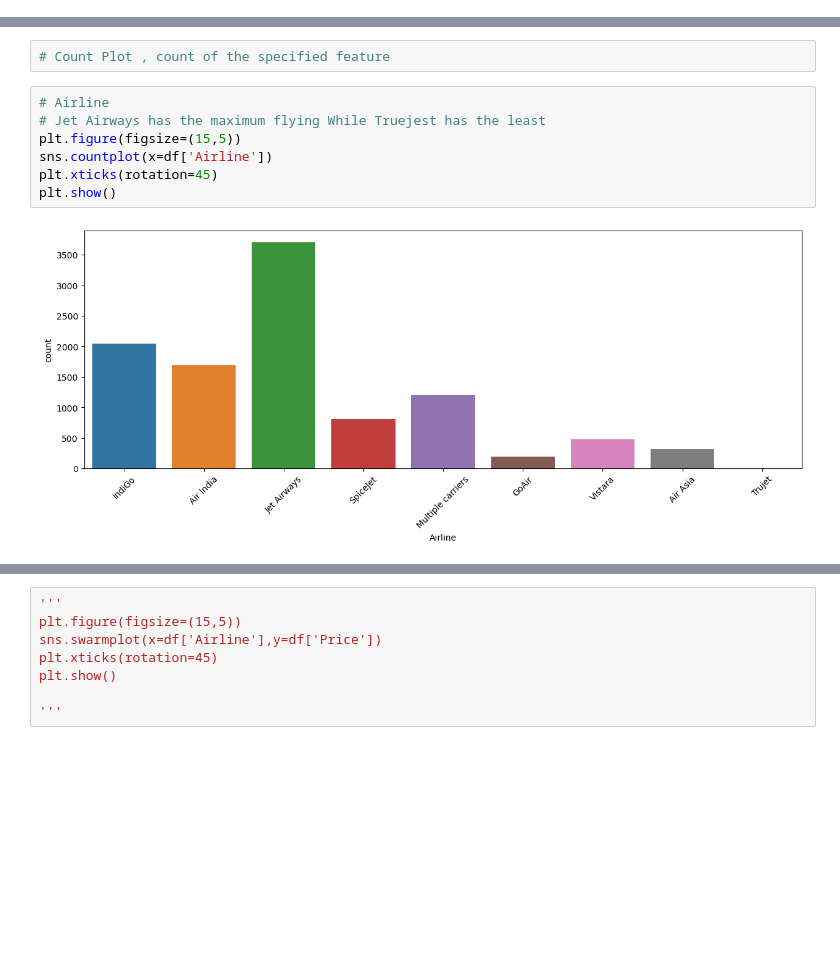
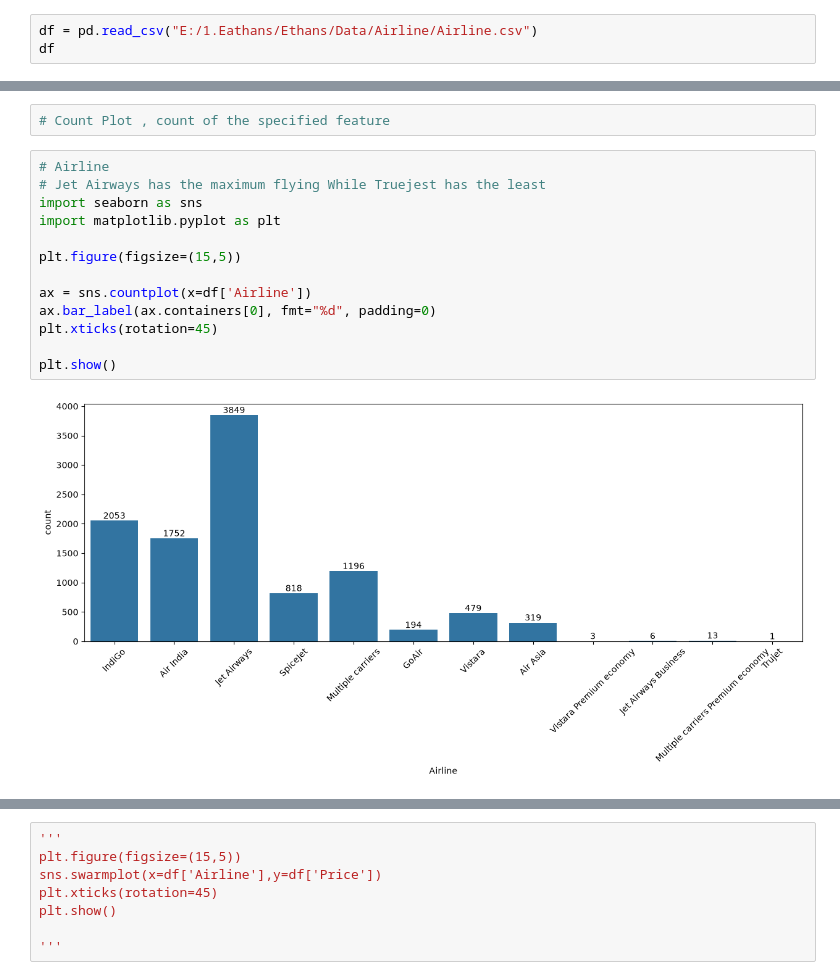
Before and after one commit to SHIVRAJSHINDE/Ethans, a Jupyter notebook: 17 18 20/DataAna/edaAndPreprocessing3.ipynb, the cells around one changed output, grey strips where cells are left out. Saved outputs shown, nothing was run; the diff lists cells and outputs as text; blank space fills up the shorter version.

```diff
--- a/17 18 20/DataAna/edaAndPreprocessing3.ipynb
+++ b/17 18 20/DataAna/edaAndPreprocessing3.ipynb
@@ -27,0 +11,3 @@ df
+# %%
+df = pd.read_csv("E:/1.Eathans/Ethans/Data/Airline/Airline.csv")
+df
@@ -379,12 +387,18 @@ df
 # %%
 # Airline
 # Jet Airways has the maximum flying While Truejest has the least
+import seaborn as sns
+import matplotlib.pyplot as plt
+
 plt.figure(figsize=(15,5))
-sns.countplot(x=df['Airline'])
+
+ax = sns.countplot(x=df['Airline'])
+ax.bar_label(ax.containers[0], fmt="%d", padding=0)
 plt.xticks(rotation=45)
+
 plt.show()
 # %% [output]
-[figure, old version]
+[figure, new version]
 # %%
 # Source
 # Delhi has the maximum take offs chennai has the lest
```
Also changed, not shown: parts of 55 cells of this notebook, 59 other files.
